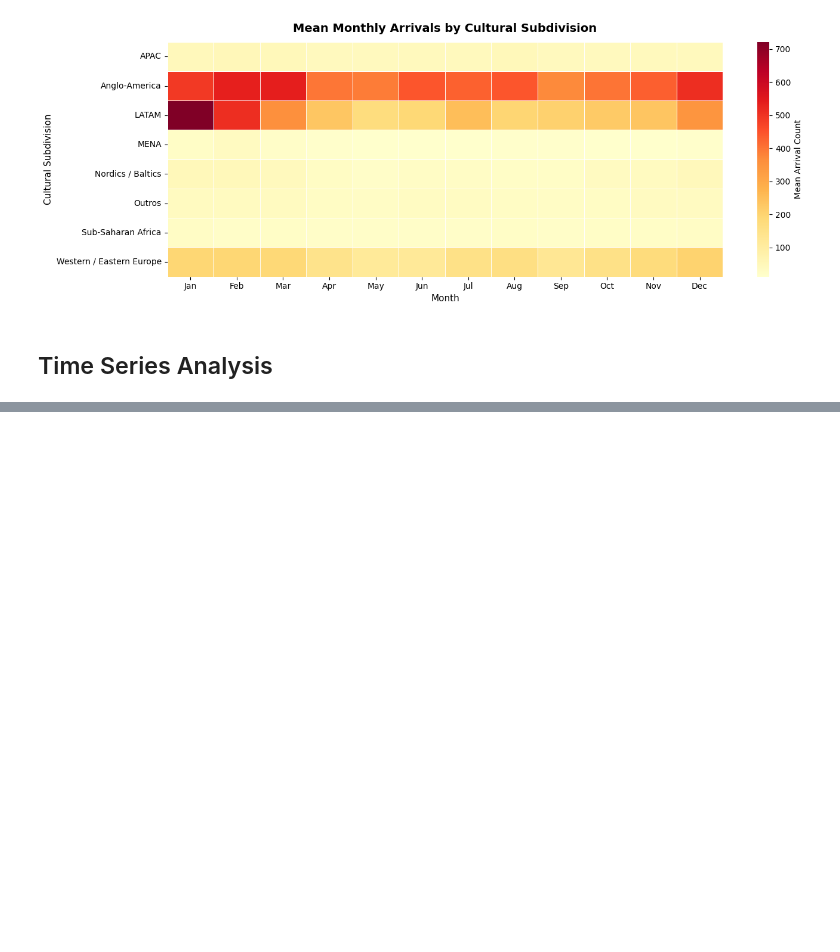
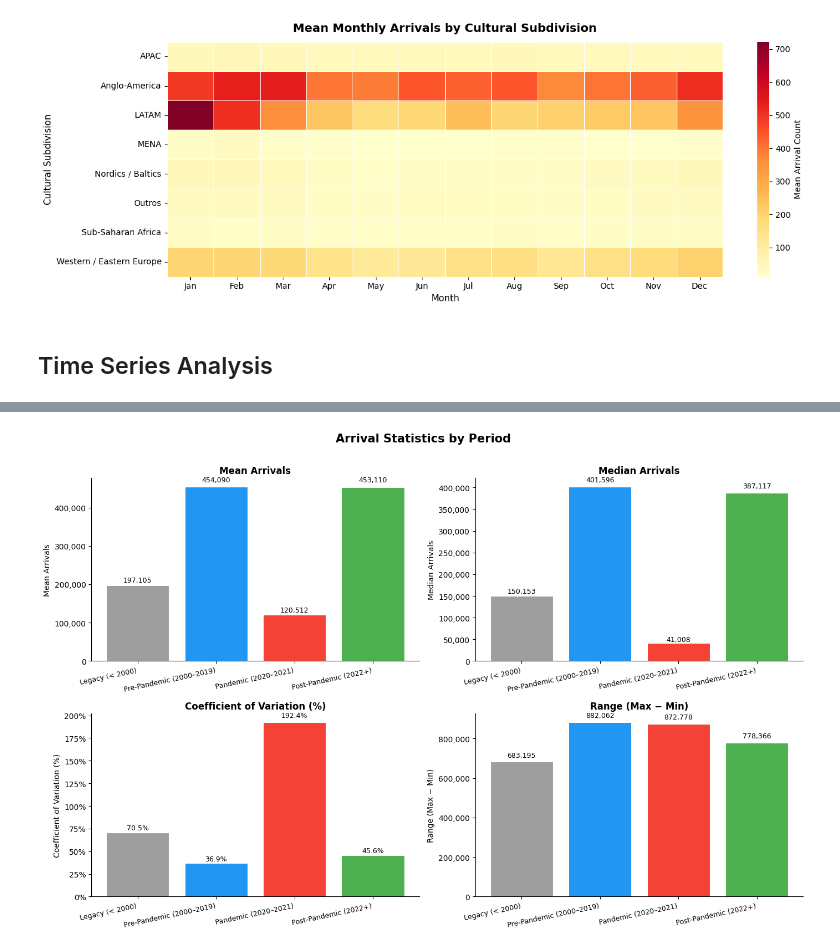
Before and after one commit to Gbrlmoraes/brazil_tourism_forecasting_benchmark, a Jupyter notebook: notebooks/3_exploratory_data_analysis.ipynb, the cells around one changed output, grey strips where cells are left out. Drawn from its saved outputs; the diff is of its cells as text; code cells hidden in the pictures; blank space fills up the shorter version.

```diff
--- a/notebooks/3_exploratory_data_analysis.ipynb
+++ b/notebooks/3_exploratory_data_analysis.ipynb
@@ -758,0 +807,64 @@ plt.tight_layout()
+# %%
+period_order = [
+    'Legacy (< 2000)',
+    'Pre-Pandemic (2000–2019)',
+    'Pandemic (2020–2021)',
+    'Post-Pandemic (2022+)',
+]
+period_colors_list = [period_colors[p] for p in period_order]
+
+period_stats = (
+    monthly_df
+    .groupby('period')['arrival_count']
+    .agg(
+        mean='mean',
+        median='median',
+        cv=lambda x: x.std() / x.mean() * 100,
+        range=lambda x: x.max() - x.min(),
+    )
+    .reindex(period_order)
+)
+
+metrics = [
+    ('mean', 'Mean Arrivals', lambda v: f'{int(v):,}'),
+    ('median', 'Median Arrivals', lambda v: f'{int(v):,}'),
+    ('cv', 'Coefficient of Variation (%)', lambda v: f'{v:.1f}%'),
+    ('range', 'Range (Max − Min)', lambda v: f'{int(v):,}'),
+]
+
+fig, axes = plt.subplots(2, 2, figsize=(14, 9))
+fig.suptitle('Arrival Statistics by Period', fontsize=15, fontweight='bold', y=1.01)
+
+for ax, (col, title, fmt) in zip(axes.flat, metrics):
+    bars = ax.bar(
+        range(len(period_order)),
+        period_stats[col],
+        color=period_colors_list,
+        edgecolor='white',
+        linewidth=0.8,
+    )
+    for bar, val in zip(bars, period_stats[col]):
+        ax.text(
+            bar.get_x() + bar.get_width() / 2,
+            bar.get_height() * 1.02,
+            fmt(val),
+            ha='center',
+            va='bottom',
+            fontsize=9,
+        )
+    ax.set_title(title, fontsize=12, fontweight='bold')
+    ax.set_ylabel(title, fontsize=10)
+    ax.set_xticks(range(len(period_order)))
+    ax.set_xticklabels(period_order, rotation=12, ha='right', fontsize=9)
+    is_cv = col == 'cv'
+    ax.yaxis.set_major_formatter(
+        plt.FuncFormatter(
+            lambda x, _, _is_cv=is_cv: f'{x:.0f}%' if _is_cv else f'{x:,.0f}'
+        )
+    )
+    sns.despine(ax=ax)
+
+plt.tight_layout()
+plt.show()
+# %% [output]
+[figure, added]
```
Also changed, not shown: parts of 18 cells of this notebook.
